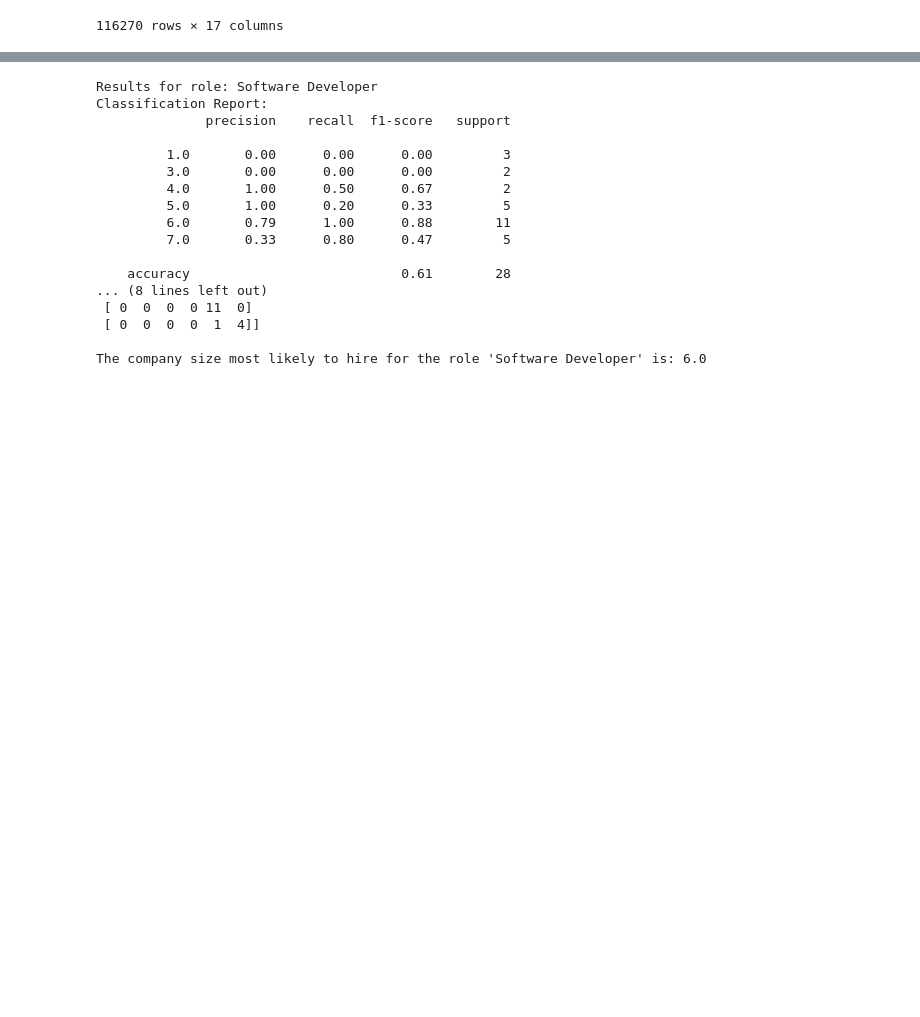
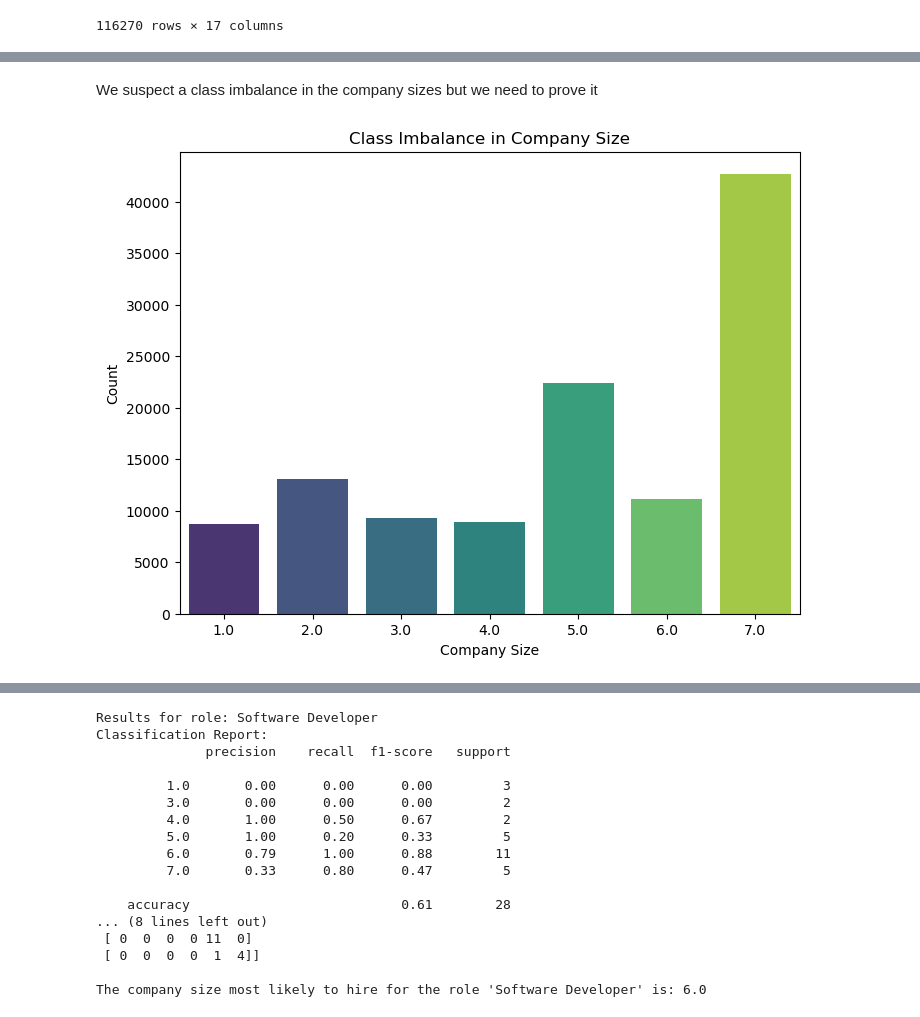
Before and after one commit to MarouaneMr/advanced_data, a Jupyter notebook: answer.ipynb, the cells around one changed output, grey strips where cells are left out. Cells and saved outputs as stored; diff of their text form; code cells hidden in the pictures; blank space fills up the shorter version.

```diff
--- a/answer.ipynb
+++ b/answer.ipynb
@@ -110,0 +112,11 @@ Index(['company_name_x', 'title', 'description', 'max_salary', 'pay_period',
+# %% [markdown]
+We suspect a class imbalance in the company sizes but we need to prove it
+# %%
+plt.figure(figsize=(8, 6))
+sns.countplot(data=posting_company, x='company_size', palette='viridis')
+plt.title('Class Imbalance in Company Size')
+plt.xlabel('Company Size')
+plt.ylabel('Count')
+plt.show()
+# %% [output]
+[figure, added]
```
Also changed, not shown: parts of 8 cells of this notebook.
